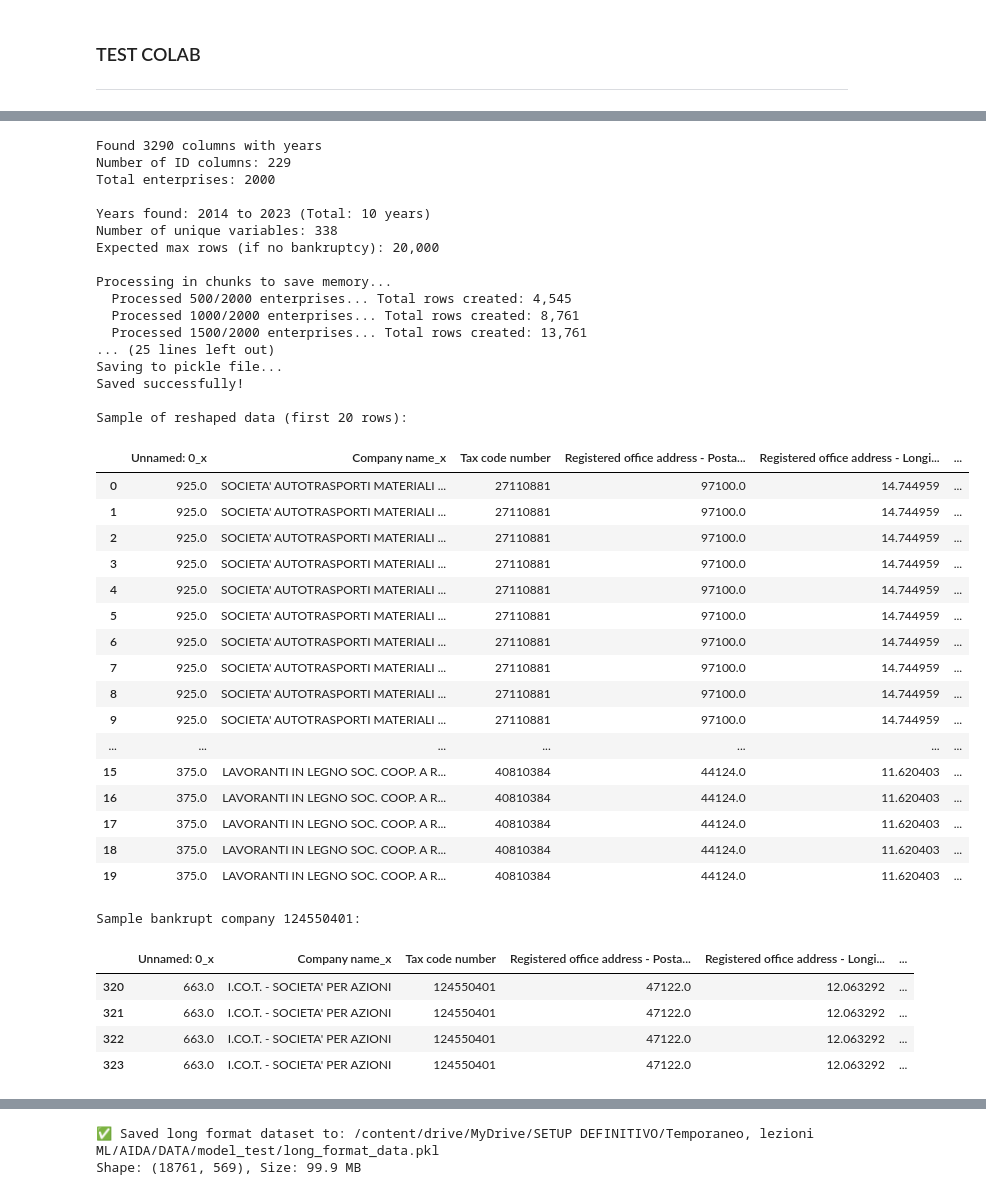
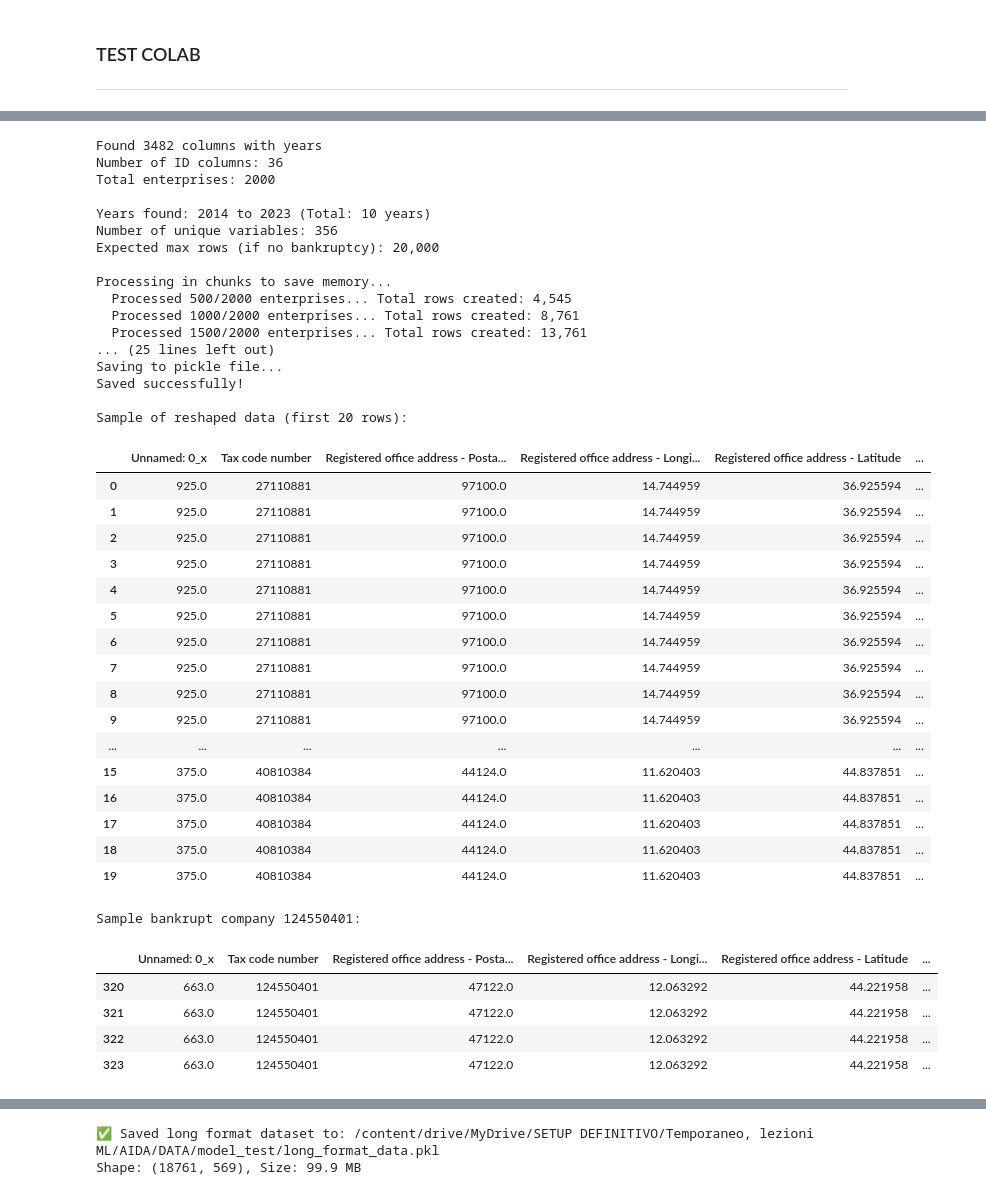
Before and after one commit to AntikGhalt/predicting_bankruptcy_AIDA, a Jupyter notebook: AIDA_2_TEST2.ipynb, the cells around one changed output, grey strips where cells are left out. Cells and saved outputs as stored; diff of their text form; code cells hidden in the pictures.

```diff
--- a/AIDA_2_TEST2.ipynb
+++ b/AIDA_2_TEST2.ipynb
@@ -242,12 +242,16 @@ all_new = pd.concat(df_list, ignore_index=True)
 
 # Function to extract base name (without year) from column name
 def get_base_name(col_name):
-    """Extract the base variable name without the year"""
-    # Pattern to match year at the end (after potential newlines)
+    """Extract the base variable name without the year, handling .1 .2 suffixes"""
+    # First, remove any .1, .2, etc. suffix if present
+    suffix_pattern = re.compile(r'\.\d+$')
+    col_name_cleaned = suffix_pattern.sub('', col_name)
+
+    # Now look for year at the end (after potential newlines)
     year_pattern = re.compile(r'(20\d{2})$', re.MULTILINE)
-    if year_pattern.search(col_name):
+    if year_pattern.search(col_name_cleaned):
         # Remove the year to get base name
-        base = year_pattern.sub('', col_name).strip()
+        base = year_pattern.sub('', col_name_cleaned).strip()
         return base
     return None
 
@@ -321,6 +325,21 @@ print("\nColumn name patterns (first few groups):")
 for base_name, groups in list(seen_groups.items())[:5]:
     base_display = base_name.split('\n')[0][:50]  # First line, max 50 chars
     print(f"  '{base_display}...' appears in groups: {groups}")
+
+# Test the function
+test_cases = [
+    "Additions in progress and advances\nth EUR\n2023",
+    "Additions in progress and advances\nth EUR\n2023.1",
+    "Additions in progress and advances\nth EUR\n2023.2",
+    "Company name",
+    "Tax code number"
+]
+
+print("Testing improved get_base_name function:")
+for test in test_cases:
+    result = get_base_name(test)
+    test_display = test.replace('\n', '\\n')
+    print(f"  '{test_display}' -> {repr(result)}")
 # %% [output]
 Processing all_new dataframe to fix duplicate column names...
 Original shape: (2000, 4243)
@@ -742,7 +762,7 @@ import gc
 # Starting from `df` which has Bankruptcy_dummy and Bankruptcy_dummy_date
 
 # 1. First, identify columns with years
-year_pattern = re.compile(r'(20\d{2})$', re.MULTILINE)
+year_pattern = re.compile(r'(20\d{2})(?:\.\d+)?$', re.MULTILINE)  # Matches year with optional .1, .2 suffix
 wide_cols = [col for col in df.columns if year_pattern.search(col)]
 id_cols = [c for c in df.columns if c not in wide_cols]
 
@@ -895,58 +915,58 @@ print("Saved successfully!")
 # 10. Show sample
 print("\nSample of reshaped data (first 20 rows):")
 display(long_df.head(20))
 
 # Show a company with bankruptcy
 bankrupt_companies = long_df[long_df['Bankruptcy_dummy'] == 1]['Tax code number'].unique()
 if len(bankrupt_companies) > 0:
     sample_bankrupt = bankrupt_companies[0]
     print(f"\nSample bankrupt company {sample_bankrupt}:")
     display(long_df[long_df['Tax code number'] == sample_bankrupt])
 
 # Show columns
 print("\nColumns in long format (first 50):")
 for i, col in enumerate(long_df.columns[:50]):
     print(f"  {i+1}. {col}")
 # %% [output]
-Found 3290 columns with years
-Number of ID columns: 229
+Found 3482 columns with years
+Number of ID columns: 36
 Total enterprises: 2000
 
 Years found: 2014 to 2023 (Total: 10 years)
-Number of unique variables: 338
+Number of unique variables: 356
 Expected max rows (if no bankruptcy): 20,000
 
 Processing in chunks to save memory...
   Processed 500/2000 enterprises... Total rows created: 4,545
   Processed 1000/2000 enterprises... Total rows created: 8,761
   Processed 1500/2000 enterprises... Total rows created: 13,761
 ... (25 lines left out)
 Saving to pickle file...
 Saved successfully!
 
 Sample of reshaped data (first 20 rows):
-|  | Unnamed: 0_x | Company name_x | Tax code number | Registered office address - Posta... | Registered office address - Longi... | ... |
-| 0 | 925.0 | SOCIETA' AUTOTRASPORTI MATERIALI ... | 27110881 | 97100.0 | 14.744959 | ... |
-| 1 | 925.0 | SOCIETA' AUTOTRASPORTI MATERIALI ... | 27110881 | 97100.0 | 14.744959 | ... |
-| 2 | 925.0 | SOCIETA' AUTOTRASPORTI MATERIALI ... | 27110881 | 97100.0 | 14.744959 | ... |
-| 3 | 925.0 | SOCIETA' AUTOTRASPORTI MATERIALI ... | 27110881 | 97100.0 | 14.744959 | ... |
-| 4 | 925.0 | SOCIETA' AUTOTRASPORTI MATERIALI ... | 27110881 | 97100.0 | 14.744959 | ... |
-| 5 | 925.0 | SOCIETA' AUTOTRASPORTI MATERIALI ... | 27110881 | 97100.0 | 14.744959 | ... |
-| 6 | 925.0 | SOCIETA' AUTOTRASPORTI MATERIALI ... | 27110881 | 97100.0 | 14.744959 | ... |
-| 7 | 925.0 | SOCIETA' AUTOTRASPORTI MATERIALI ... | 27110881 | 97100.0 | 14.744959 | ... |
-| 8 | 925.0 | SOCIETA' AUTOTRASPORTI MATERIALI ... | 27110881 | 97100.0 | 14.744959 | ... |
-| 9 | 925.0 | SOCIETA' AUTOTRASPORTI MATERIALI ... | 27110881 | 97100.0 | 14.744959 | ... |
+|  | Unnamed: 0_x | Tax code number | Registered office address - Posta... | Registered office address - Longi... | Registered office address - Latitude | ... |
+| 0 | 925.0 | 27110881 | 97100.0 | 14.744959 | 36.925594 | ... |
+| 1 | 925.0 | 27110881 | 97100.0 | 14.744959 | 36.925594 | ... |
+| 2 | 925.0 | 27110881 | 97100.0 | 14.744959 | 36.925594 | ... |
+| 3 | 925.0 | 27110881 | 97100.0 | 14.744959 | 36.925594 | ... |
+| 4 | 925.0 | 27110881 | 97100.0 | 14.744959 | 36.925594 | ... |
+| 5 | 925.0 | 27110881 | 97100.0 | 14.744959 | 36.925594 | ... |
+| 6 | 925.0 | 27110881 | 97100.0 | 14.744959 | 36.925594 | ... |
+| 7 | 925.0 | 27110881 | 97100.0 | 14.744959 | 36.925594 | ... |
+| 8 | 925.0 | 27110881 | 97100.0 | 14.744959 | 36.925594 | ... |
+| 9 | 925.0 | 27110881 | 97100.0 | 14.744959 | 36.925594 | ... |
 | ... | ... | ... | ... | ... | ... | ... |
-| 15 | 375.0 | LAVORANTI IN LEGNO SOC. COOP. A R... | 40810384 | 44124.0 | 11.620403 | ... |
-| 16 | 375.0 | LAVORANTI IN LEGNO SOC. COOP. A R... | 40810384 | 44124.0 | 11.620403 | ... |
-| 17 | 375.0 | LAVORANTI IN LEGNO SOC. COOP. A R... | 40810384 | 44124.0 | 11.620403 | ... |
-| 18 | 375.0 | LAVORANTI IN LEGNO SOC. COOP. A R... | 40810384 | 44124.0 | 11.620403 | ... |
-| 19 | 375.0 | LAVORANTI IN LEGNO SOC. COOP. A R... | 40810384 | 44124.0 | 11.620403 | ... |
+| 15 | 375.0 | 40810384 | 44124.0 | 11.620403 | 44.837851 | ... |
+| 16 | 375.0 | 40810384 | 44124.0 | 11.620403 | 44.837851 | ... |
+| 17 | 375.0 | 40810384 | 44124.0 | 11.620403 | 44.837851 | ... |
+| 18 | 375.0 | 40810384 | 44124.0 | 11.620403 | 44.837851 | ... |
+| 19 | 375.0 | 40810384 | 44124.0 | 11.620403 | 44.837851 | ... |
 Sample bankrupt company 124550401:
-|  | Unnamed: 0_x | Company name_x | Tax code number | Registered office address - Posta... | Registered office address - Longi... | ... |
-| 320 | 663.0 | I.CO.T. - SOCIETA' PER AZIONI | 124550401 | 47122.0 | 12.063292 | ... |
-| 321 | 663.0 | I.CO.T. - SOCIETA' PER AZIONI | 124550401 | 47122.0 | 12.063292 | ... |
-| 322 | 663.0 | I.CO.T. - SOCIETA' PER AZIONI | 124550401 | 47122.0 | 12.063292 | ... |
-| 323 | 663.0 | I.CO.T. - SOCIETA' PER AZIONI | 124550401 | 47122.0 | 12.063292 | ... |
+|  | Unnamed: 0_x | Tax code number | Registered office address - Posta... | Registered office address - Longi... | Registered office address - Latitude | ... |
+| 320 | 663.0 | 124550401 | 47122.0 | 12.063292 | 44.221958 | ... |
+| 321 | 663.0 | 124550401 | 47122.0 | 12.063292 | 44.221958 | ... |
+| 322 | 663.0 | 124550401 | 47122.0 | 12.063292 | 44.221958 | ... |
+| 323 | 663.0 | 124550401 | 47122.0 | 12.063292 | 44.221958 | ... |
 Columns in long format (first 50):
   1. Unnamed: 0_x
```
Also changed, not shown: parts of 10 cells of this notebook.
